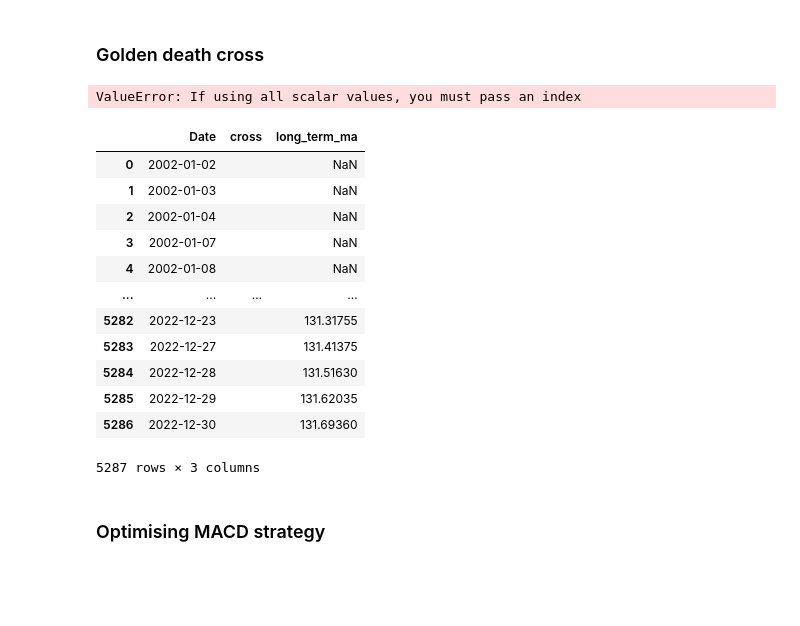
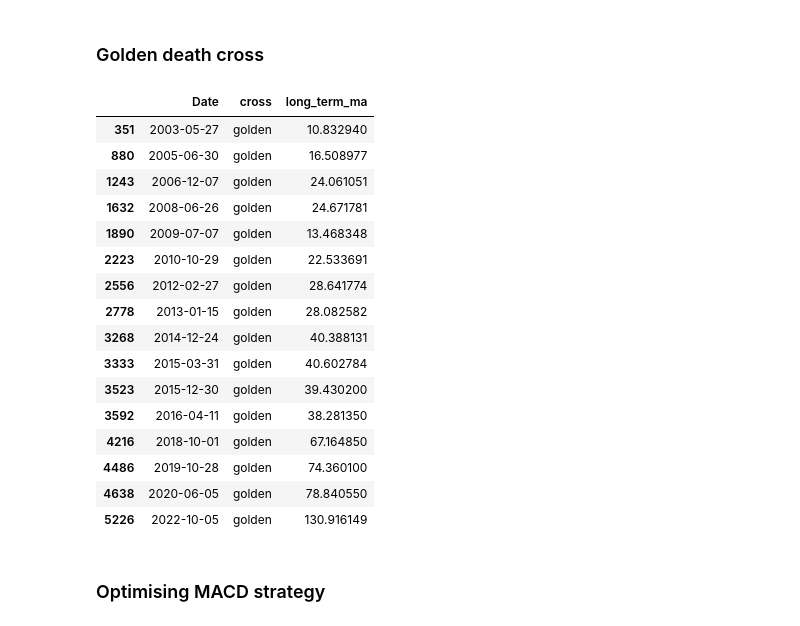
Before and after one commit to ryanlxz/backtesting, a Jupyter notebook: notebooks/test.ipynb, the cells around one changed output. Drawn from its saved outputs; the diff is of its cells as text; code cells hidden in the pictures; blank space fills up the shorter version.

```diff
--- a/notebooks/test.ipynb
+++ b/notebooks/test.ipynb
@@ -101,30 +178,28 @@ macd_positions.head()
 5 rows × 4275 columns
 # %% [markdown]
 ### Golden death cross
-# %%
-golden_death_cross = GoldenDeathCross(df)
-golden_death_dates = golden_death_cross.get_cross_dates()
-golden_death_dates
-# %% [output]
-ValueError: If using all scalar values, you must pass an index
 # %%
 golden_death_cross = GoldenDeathCross(df)
 output = golden_death_cross.get_cross(df['A_Close'])
-output
+output[output['cross']=='golden']
 # %% [output]
 |  | Date | cross | long_term_ma |
-| 0 | 2002-01-02 |  | NaN |
-| 1 | 2002-01-03 |  | NaN |
-| 2 | 2002-01-04 |  | NaN |
-| 3 | 2002-01-07 |  | NaN |
-| 4 | 2002-01-08 |  | NaN |
-| ... | ... | ... | ... |
-| 5282 | 2022-12-23 |  | 131.31755 |
-| 5283 | 2022-12-27 |  | 131.41375 |
-| 5284 | 2022-12-28 |  | 131.51630 |
-| 5285 | 2022-12-29 |  | 131.62035 |
-| 5286 | 2022-12-30 |  | 131.69360 |
+| 351 | 2003-05-27 | golden | 10.832940 |
+| 880 | 2005-06-30 | golden | 16.508977 |
+| 1243 | 2006-12-07 | golden | 24.061051 |
+| 1632 | 2008-06-26 | golden | 24.671781 |
+| 1890 | 2009-07-07 | golden | 13.468348 |
+| 2223 | 2010-10-29 | golden | 22.533691 |
+| 2556 | 2012-02-27 | golden | 28.641774 |
+| 2778 | 2013-01-15 | golden | 28.082582 |
+| 3268 | 2014-12-24 | golden | 40.388131 |
+| 3333 | 2015-03-31 | golden | 40.602784 |
+| 3523 | 2015-12-30 | golden | 39.430200 |
+| 3592 | 2016-04-11 | golden | 38.281350 |
+| 4216 | 2018-10-01 | golden | 67.164850 |
+| 4486 | 2019-10-28 | golden | 74.360100 |
+| 4638 | 2020-06-05 | golden | 78.840550 |
+| 5226 | 2022-10-05 | golden | 130.916149 |
-5287 rows × 3 columns
 # %% [markdown]
 ### Optimising MACD strategy
 # %%
```
Also changed, not shown: parts of 11 cells of this notebook, 2 other files.
